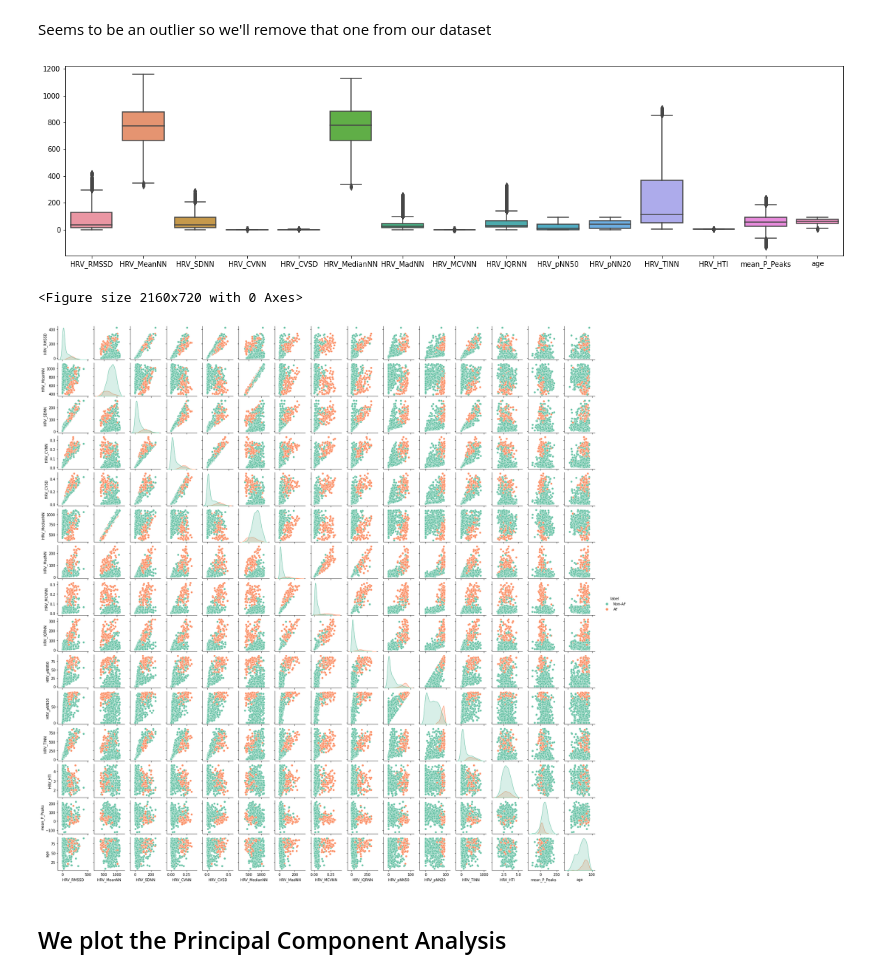
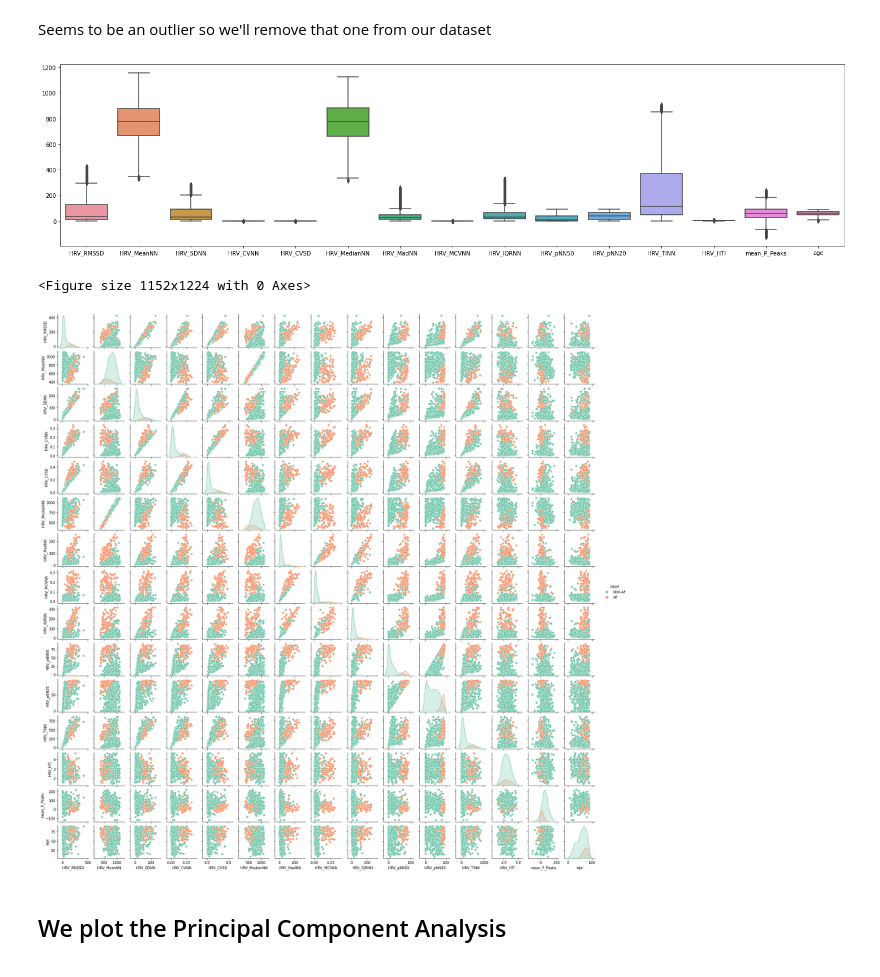
Before and after one commit to tomiambro/af_classifier, a Jupyter notebook: Exploratory Data Analysis.ipynb, the cells around one changed output. Drawn from its saved outputs; the diff is of its cells as text; code cells hidden in the pictures.

```diff
--- a/Exploratory Data Analysis.ipynb
+++ b/Exploratory Data Analysis.ipynb
@@ -140,15 +143,18 @@ df_raw = df.copy()
 # %%
 plt.figure(figsize=(20,5))
 sns.boxplot(data=df_raw)
+plt.tight_layout()
 plt.show()
 # %% [output]
-[figure, old version]
+[figure, new version]
 # %%
-plt.figure(figsize=(30,10))
+plt.figure(figsize=(16,17))
 sns.pairplot(data=df_raw.sample(frac=0.1, random_state=42), hue='label', palette='Set2', height=1.5)
+#g._legend.set_bbox_to_anchor((1, 1))
+g.tight_layout()
 plt.show()
 # %% [output]
-<Figure size 2160x720 with 0 Axes>
+<Figure size 1152x1224 with 0 Axes>
 [figure]
 # %% [markdown]
 ## We plot the Principal Component Analysis
```
Also changed, not shown: parts of 4 cells of this notebook, 3 other files.
